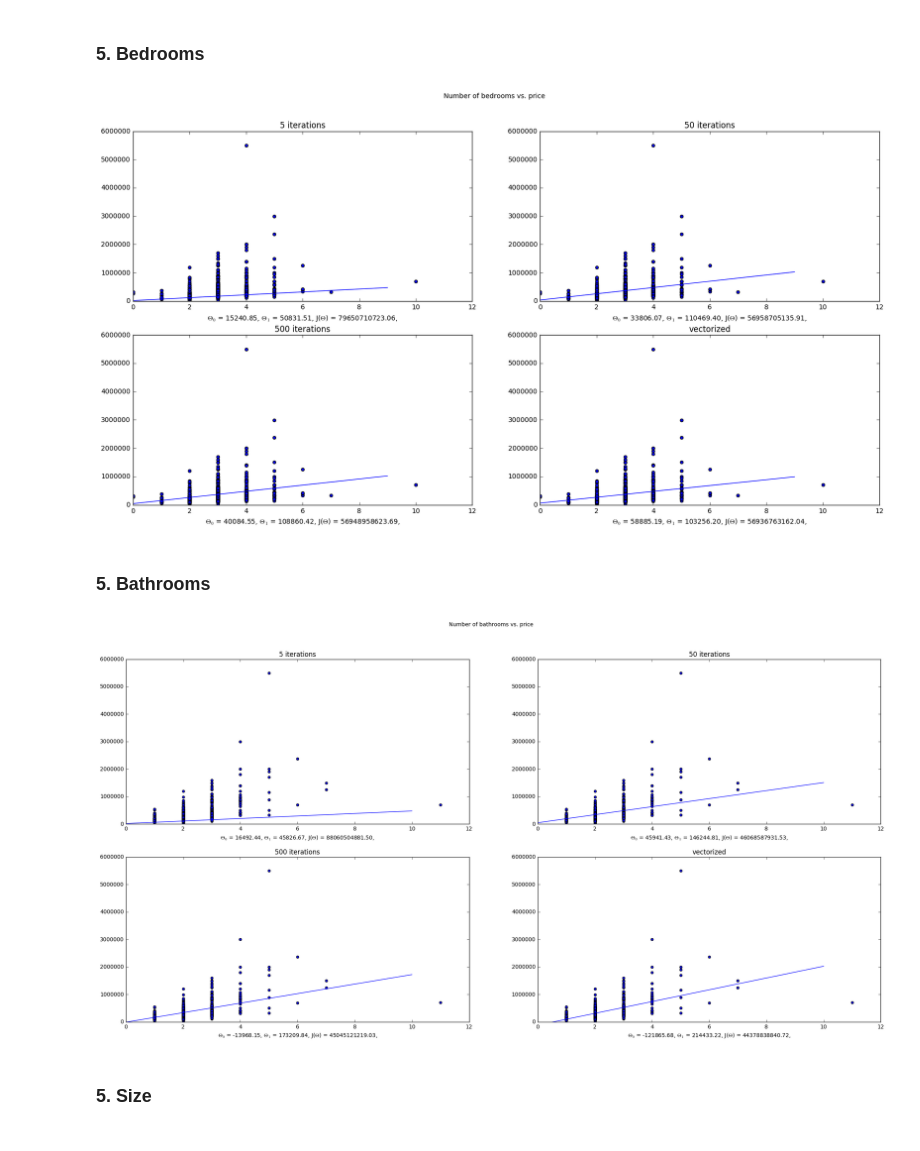
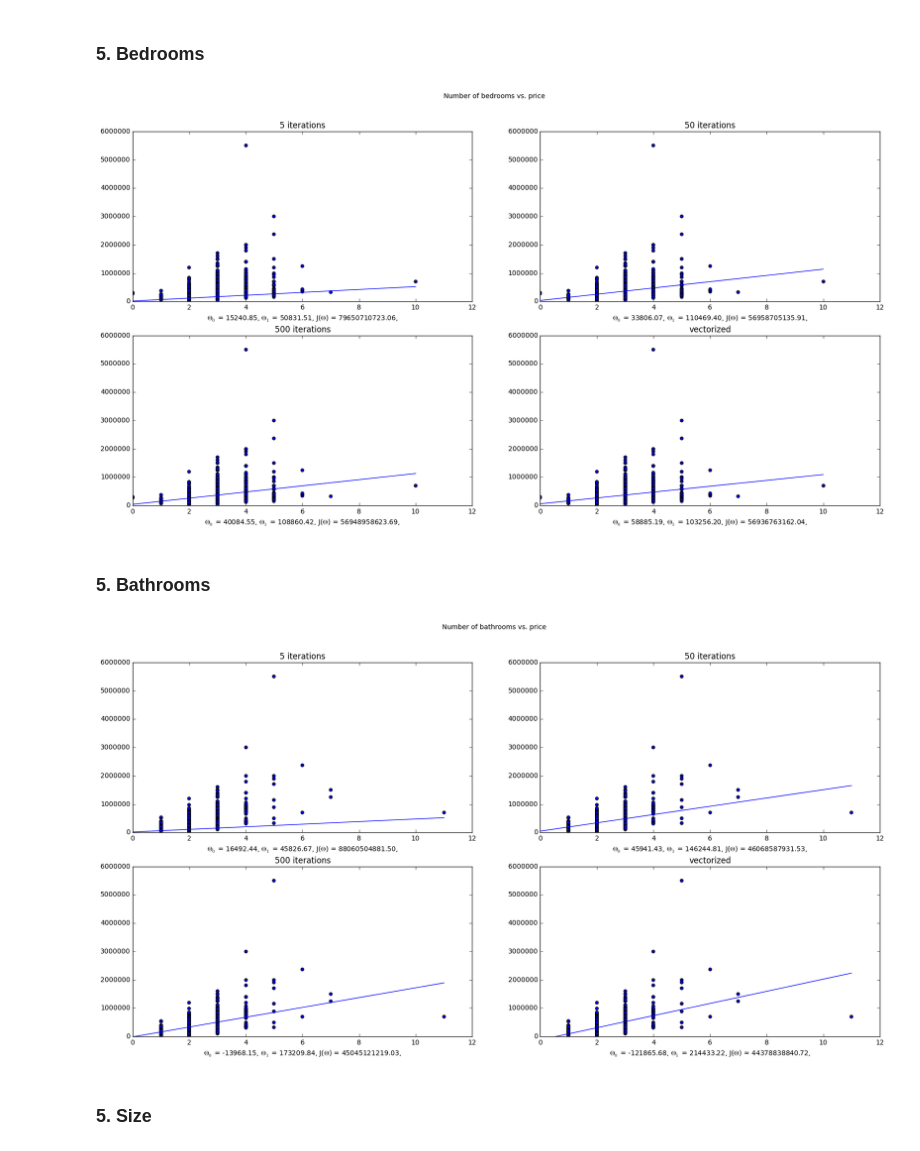
Before and after one commit to phielp/Leren-2016, a Jupyter notebook: Assignment1.ipynb, the cells around one changed output. Saved outputs shown, nothing was run; the diff lists cells and outputs as text; code cells hidden in the pictures.

```diff
--- a/Assignment1.ipynb
+++ b/Assignment1.ipynb
@@ -28,23 +29,23 @@ def calcCost(theta_0, theta_1, x, y):
     cost_sum = 0
     for i in range(m):
         cost_sum += (theta_1 * x[i] + theta_0 - y[i])**2
-    cost = cost_sum / (2*m)
+    cost = cost_sum / (2.0*m)
     return cost
 # %% [markdown]
 ### 3. Update parameters (Iterative)
 # %%
 def gradientIter(theta_0, theta_1, x, y, alpha):
     m = len(x)
-    sum_theta_0 = 0
-    sum_theta_1 = 0
+    sum_theta_0 = 0.0
+    sum_theta_1 = 0.0
 
     for i in range(m):
         sum_theta_0 += theta_1 * x[i] + theta_0 - y[i]
 
         sum_theta_1 += x[i] * (theta_1 * x[i] + theta_0 - y[i])
 
-    new_theta_0 = theta_0 - ((1/m)*sum_theta_0 * alpha)
-    new_theta_1 = theta_1 - ((1/m)*sum_theta_1 * alpha)
+    new_theta_0 = theta_0 - ((1.0/m)*sum_theta_0 * alpha)
+    new_theta_1 = theta_1 - ((1.0/m)*sum_theta_1 * alpha)
     return [new_theta_0, new_theta_1]
 # %% [markdown]
 ### 3. Update parameters (Vectorized)
@@ -123,7 +124,7 @@ plt.scatter(bedroom, price)
 plt.title('5 iterations')
 plt.axis([0,12,0,6000000])
 plt.xlabel(title_1)
-x = np.arange(max(bedroom))
+x = np.arange(max(bedroom)+1)
 y = iter_1[0] + iter_1[1] * x
 plt.plot(x,y)
 
@@ -132,7 +133,7 @@ plt.scatter(bedroom, price)
 plt.title('50 iterations')
 plt.axis([0,12,0,6000000])
 plt.xlabel(title_2)
-x = np.arange(max(bedroom))
+x = np.arange(max(bedroom)+1)
 y = iter_2[0] + iter_2[1] * x
 plt.plot(x,y)
 
@@ -141,7 +142,7 @@ plt.scatter(bedroom, price)
 plt.title('500 iterations')
 plt.axis([0,12,0,6000000])
 plt.xlabel(title_3)
-x = np.arange(max(bedroom))
+x = np.arange(max(bedroom)+1)
 y = iter_3[0] + iter_3[1] * x
 plt.plot(x,y)
 
@@ -150,13 +151,13 @@ plt.scatter(bedroom, price)
 plt.title('vectorized')
 plt.axis([0,12,0,6000000])
 plt.xlabel(title_4)
-x = np.arange(max(bedroom))
+x = np.arange(max(bedroom)+1)
 y = vec[0] + vec[1] * x
 plt.plot(x,y)
 
 plt.show()
 # %% [output]
-[figure, old version]
+[figure, new version]
 # %% [markdown]
 ### 5. Bathrooms
 # %%
@@ -174,7 +175,7 @@ title_2 = '${\Theta_0}$ = %.2f, ${\Theta_1}$ = %.2f, J(${\Theta}$) = %.2f,' % (i
 title_3 = '${\Theta_0}$ = %.2f, ${\Theta_1}$ = %.2f, J(${\Theta}$) = %.2f,' % (iter_3[0] , iter_3[1], iter_3[2])
 title_4 = '${\Theta_0}$ = %.2f, ${\Theta_1}$ = %.2f, J(${\Theta}$) = %.2f,' % (vec[0] , vec[1], vec_cost)
 
-plt.figure(figsize=(25, 12))
+plt.figure(figsize=(20, 10))
 plt.suptitle('Number of bathrooms vs. price')
 
 plt.subplot(2,2,1)
@@ -182,40 +183,40 @@ plt.scatter(bathroom, price)
 plt.title('5 iterations')
 plt.axis([0,12,0,6000000])
 plt.xlabel(title_1)
-x = np.arange(max(bathroom))
+x = np.arange(max(bathroom)+1)
 y = iter_1[0] + iter_1[1] * x
 plt.plot(x,y)
 
 plt.subplot(2,2,2)
 plt.scatter(bathroom, price)
 plt.title('50 iterations')
 plt.axis([0,12,0,6000000])
 plt.xlabel(title_2)
-x = np.arange(max(bathroom))
+x = np.arange(max(bathroom)+1)
 y = iter_2[0] + iter_2[1] * x
 plt.plot(x,y)
 
 plt.subplot(2,2,3)
 plt.scatter(bathroom, price)
 plt.title('500 iterations')
 plt.axis([0,12,0,6000000])
 plt.xlabel(title_3)
-x = np.arange(max(bathroom))
+x = np.arange(max(bathroom)+1)
 y = iter_3[0] + iter_3[1] * x
 plt.plot(x,y)
 
 plt.subplot(2,2,4)
 plt.scatter(bathroom, price)
 plt.title('vectorized')
 plt.axis([0,12,0,6000000])
 plt.xlabel(title_4)
-x = np.arange(max(bathroom))
+x = np.arange(max(bathroom)+1)
 y = vec[0] + vec[1] * x
 plt.plot(x,y)
 
 plt.show()
 # %% [output]
-[figure, old version]
+[figure, new version]
 # %% [markdown]
 ### 5. Size
 # %%
```
Also changed, not shown: parts of 3 cells of this notebook.
